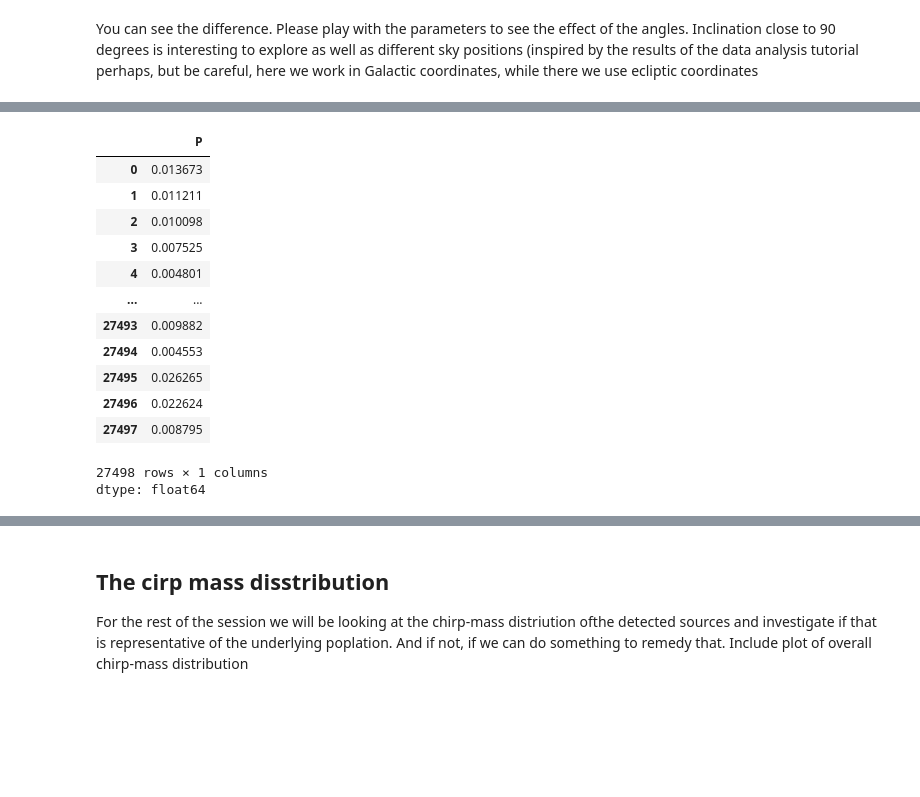
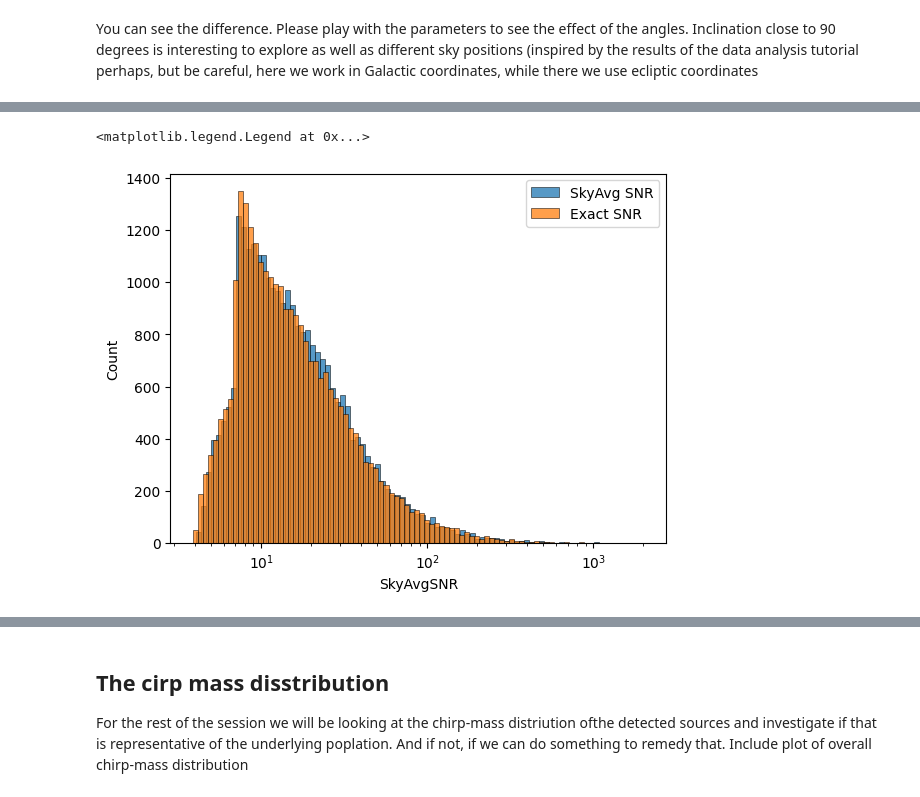
Before and after one commit to nelemans/LISA_GB_population, a Jupyter notebook: LISA_community_day_populations.ipynb, the cells around one changed output, grey strips where cells are left out. Cells and saved outputs as stored; diff of their text form; code cells hidden in the pictures; blank space fills up the shorter version.

```diff
--- a/LISA_community_day_populations.ipynb
+++ b/LISA_community_day_populations.ipynb
@@ -348,7 +339,7 @@ Below we read in the data. Please explore the effect of the different SNR calcul
 # %%
 # read data file
-data = pd.read_csv('SNRFiltered.csv')
+data = pd.read_csv('LISANLPopulation.csv')
 
 # define the masks
-maskLegwork = data['approxSNR'] > 7
-maskAngles = data['exactSNR'] > 7
+maskAver = data['SkyAvgSNR'] > 7
+maskExact = data['ExactSNR'] > 7
@@ -525,18 +351,8 @@ Index(['Unnamed: 0', 'id', 'M1', 'M2', 'P', 'l', 'b', 'd', 'inc', 'R1', 'R2',
       dtype='object')
-# %%
-data['P']
-# %% [output]
-|  | P |
-| 0 | 0.013673 |
-| 1 | 0.011211 |
-| 2 | 0.010098 |
-| 3 | 0.007525 |
-| 4 | 0.004801 |
-| ... | ... |
-| 27493 | 0.009882 |
-| 27494 | 0.004553 |
-| 27495 | 0.026265 |
-| 27496 | 0.022624 |
-| 27497 | 0.008795 |
-27498 rows × 1 columns
-dtype: float64
+# %%
+sns.histplot(data['SkyAvgSNR'],log_scale=True,label='SkyAvg SNR')
+sns.histplot(data['ExactSNR'],log_scale=True,label='Exact SNR')
+plt.legend()
+# %% [output]
+<matplotlib.legend.Legend at 0x...>
+[figure, added]
```
Also changed, not shown: parts of 47 cells of this notebook.
